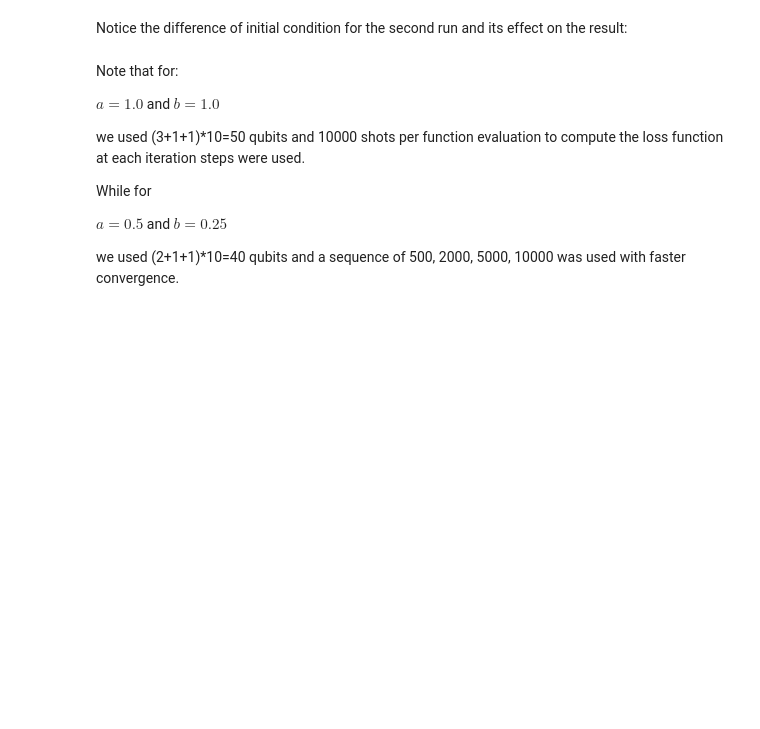
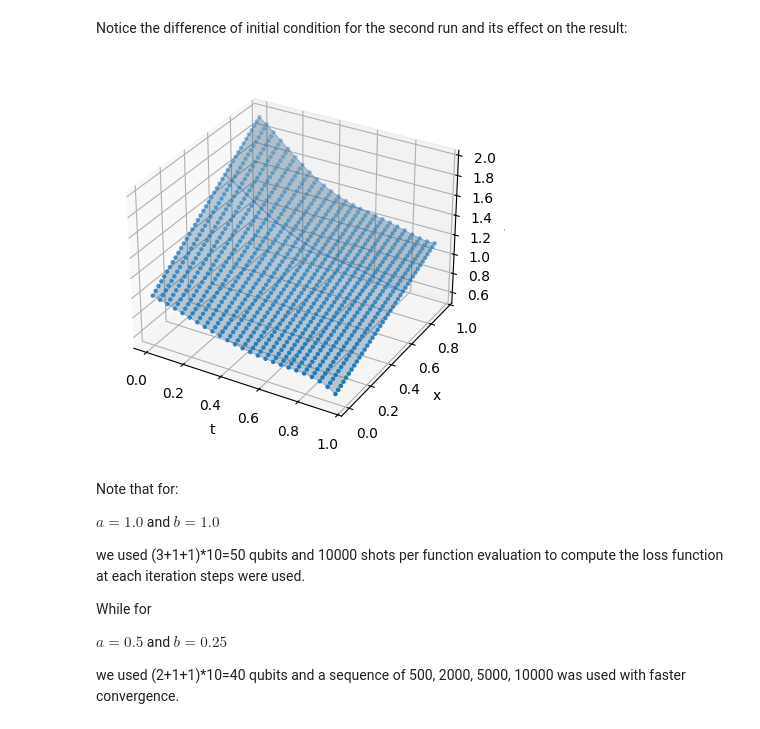
Before and after one commit to picalexs/QGSS-2025, a Jupyter notebook: functions-labs/colibri-td/colibritd_quick-pde.ipynb, the cells around one changed output. Drawn from its saved outputs; the diff is of its cells as text; code cells hidden in the pictures; blank space fills up the shorter version.

```diff
--- a/functions-labs/colibri-td/colibritd_quick-pde.ipynb
+++ b/functions-labs/colibri-td/colibritd_quick-pde.ipynb
@@ -688,16 +731,41 @@ Do the same for the second job
 # %%
 ### Write your code below here ###
 #Retrieve the solution and use the solution object to retrieve the data used to plot
-solution_2 =
-t_samples_2 =
-x_samples_2 =
-u_functions_2 =
+solution_2 = solution_job
+t_samples_2 = solution["samples"]["t"]
+x_samples_2 = solution["samples"]["x"]
+u_functions_2 = solution["functions"]["u"]
 # %% [markdown]
 Notice the difference of initial condition for the second run and its effect on
 the result:
 # %%
 ### Write your code below here ###
 # Plot the solution of the second simulation job
+
+# Plot the solution of the first simulation job
+_ = plt.figure()
+ax = plt.axes(projection="3d")
+
+#Construct the meshgrid for 3D plotting.
+t, x = np.meshgrid(t_samples_2, x_samples_2)
+
+# plot the solution using the 3d plotting capabilities of pyplot
+ax.plot_surface(
+    t,
+    x,
+    u_functions_2,
+    edgecolor="royalblue",
+    lw=0.25,
+    rstride=26,
+    cstride=26,
+    alpha=0.3,
+)
+ax.scatter(t, x, u_functions_2, marker=".")
+ax.set(xlabel="t", ylabel="x", zlabel="u(t,x)")
+
+plt.show()
+# %% [output]
+[figure, added]
 # %% [markdown]
 Note that for:
 
```
Also changed, not shown: parts of 13 cells of this notebook.
